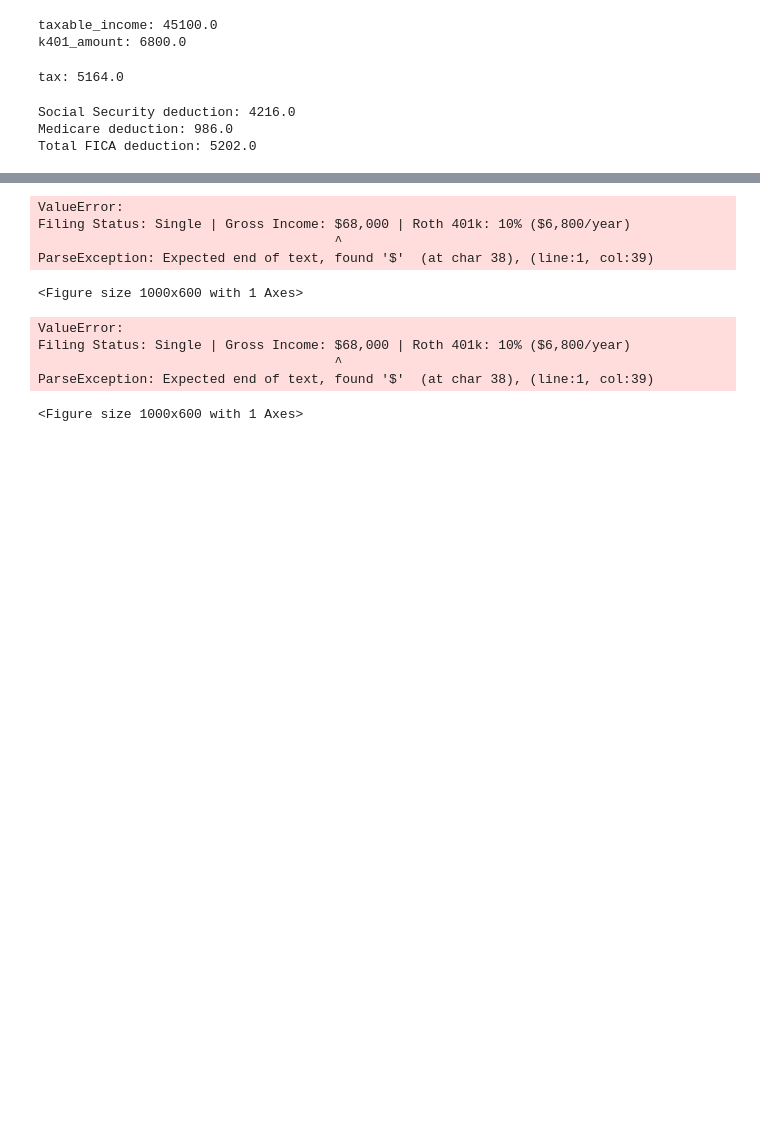
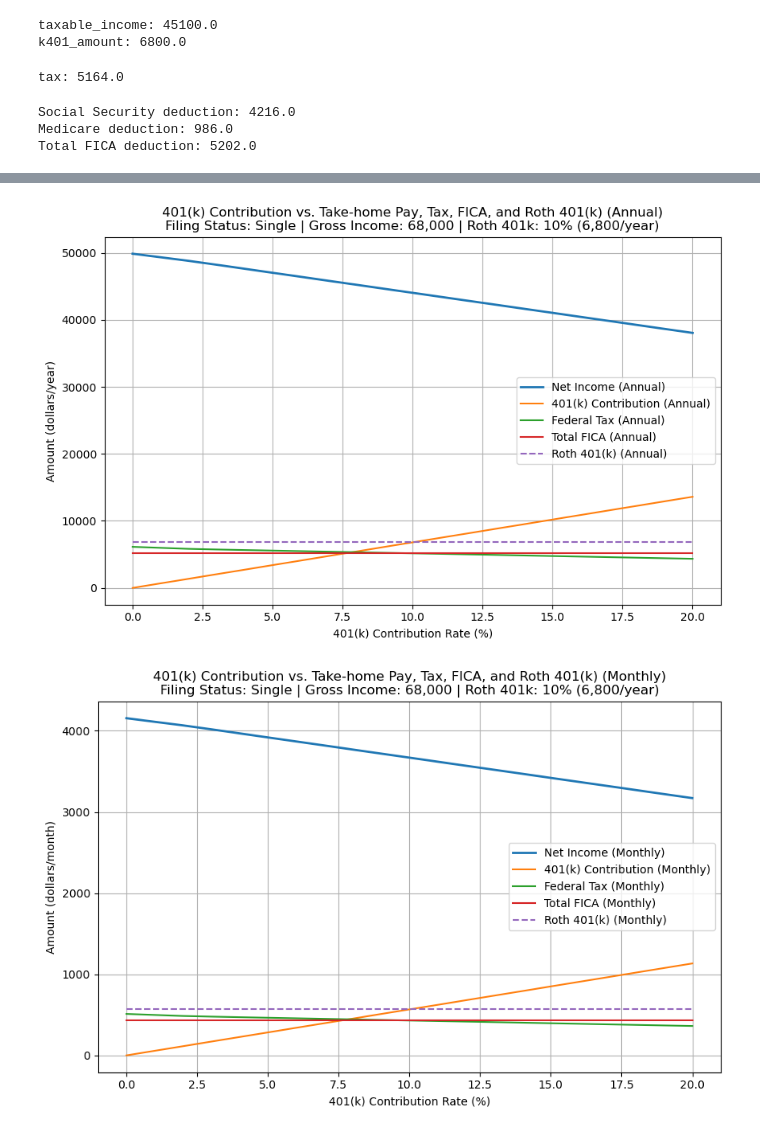
Before and after one commit to KetanBhaidasna/Tax_401K_Calc, a Jupyter notebook: Tax_calc.ipynb, the cells around one changed output, grey strips where cells are left out. Drawn from its saved outputs; the diff is of its cells as text; code cells hidden in the pictures; blank space fills up the shorter version.

Commit message:
Fix matplotlib issue with "$" symbol - removed it

```diff
--- a/Tax_calc.ipynb
+++ b/Tax_calc.ipynb
@@ -156,8 +156,8 @@ import matplotlib.pyplot as plt
 # Calculate Roth 401k amount for display
 roth_401k_annual = gross_income * roth_401k_contrib
 
-# Add details for plot titles and annotations
-plot_details = f"Filing Status: {filing_status.title()} | Gross Income: ${gross_income:,.0f} | Roth 401k: {roth_401k_contrib*100:.0f}% (${roth_401k_annual:,.0f}/year)"
+# Add details for plot titles and annotations (avoid $ symbols for matplotlib)
+plot_details = f"Filing Status: {filing_status.title()} | Gross Income: {gross_income:,.0f} | Roth 401k: {roth_401k_contrib*100:.0f}% ({roth_401k_annual:,.0f}/year)"
 
 results_annual = []
 results_monthly = []
@@ -194,47 +194,39 @@ for contrib in contrib_range:
     results_annual.append((contrib, k401_amount, tax, net_income, fica_deduction, roth_401k_amount))
     results_monthly.append((contrib, monthly_k401, monthly_tax, monthly_take_home, monthly_fica, monthly_roth))
 
 results_annual = np.array(results_annual)
 results_monthly = np.array(results_monthly)
 
 # Plot annual numbers
 plt.figure(figsize=(10,6))
 plt.plot(results_annual[:,0]*100, results_annual[:,3], label='Net Income (Annual)', linewidth=2)
 plt.plot(results_annual[:,0]*100, results_annual[:,1], label='401(k) Contribution (Annual)')
 plt.plot(results_annual[:,0]*100, results_annual[:,2], label='Federal Tax (Annual)')
 plt.plot(results_annual[:,0]*100, results_annual[:,4], label='Total FICA (Annual)')
 plt.plot(results_annual[:,0]*100, results_annual[:,5], label='Roth 401(k) (Annual)', linestyle='--')
 plt.xlabel('401(k) Contribution Rate (%)')
-plt.ylabel('Amount ($/year)')
-plt.title(f'401(k) Contribution vs. Take-home Pay, Tax, FICA, and Roth 401(k) (Annual)\n{plot_details}')
+plt.ylabel('Amount (dollars/year)')
+plt.title('401(k) Contribution vs. Take-home Pay, Tax, FICA, and Roth 401(k) (Annual)\n' + plot_details, usetex=False)
 plt.legend()
 plt.grid(True)
 plt.show()
 
 # Plot monthly numbers
 plt.figure(figsize=(10,6))
 plt.plot(results_monthly[:,0]*100, results_monthly[:,3], label='Net Income (Monthly)', linewidth=2)
 plt.plot(results_monthly[:,0]*100, results_monthly[:,1], label='401(k) Contribution (Monthly)')
 plt.plot(results_monthly[:,0]*100, results_monthly[:,2], label='Federal Tax (Monthly)')
 plt.plot(results_monthly[:,0]*100, results_monthly[:,4], label='Total FICA (Monthly)')
 plt.plot(results_monthly[:,0]*100, results_monthly[:,5], label='Roth 401(k) (Monthly)', linestyle='--')
 plt.xlabel('401(k) Contribution Rate (%)')
-plt.ylabel('Amount ($/month)')
-plt.title(f'401(k) Contribution vs. Take-home Pay, Tax, FICA, and Roth 401(k) (Monthly)\n{plot_details}')
+plt.ylabel('Amount (dollars/month)')
+plt.title('401(k) Contribution vs. Take-home Pay, Tax, FICA, and Roth 401(k) (Monthly)\n' + plot_details, usetex=False)
 plt.legend()
 plt.grid(True)
 plt.show()
 # %% [output]
-ValueError:
-Filing Status: Single | Gross Income: $68,000 | Roth 401k: 10% ($6,800/year)
-                                      ^
-ParseException: Expected end of text, found '$'  (at char 38), (line:1, col:39)
-<Figure size 1000x600 with 1 Axes>
-ValueError:
-Filing Status: Single | Gross Income: $68,000 | Roth 401k: 10% ($6,800/year)
-                                      ^
-ParseException: Expected end of text, found '$'  (at char 38), (line:1, col:39)
-<Figure size 1000x600 with 1 Axes>
+[figure, added]
+[figure, added]
 # %%
 # Interactive ECharts plots for 401(k) optimization (annual and monthly amounts, including FICA and Roth 401k)
 import json
```
Also changed, not shown: parts of 2 cells of this notebook.
